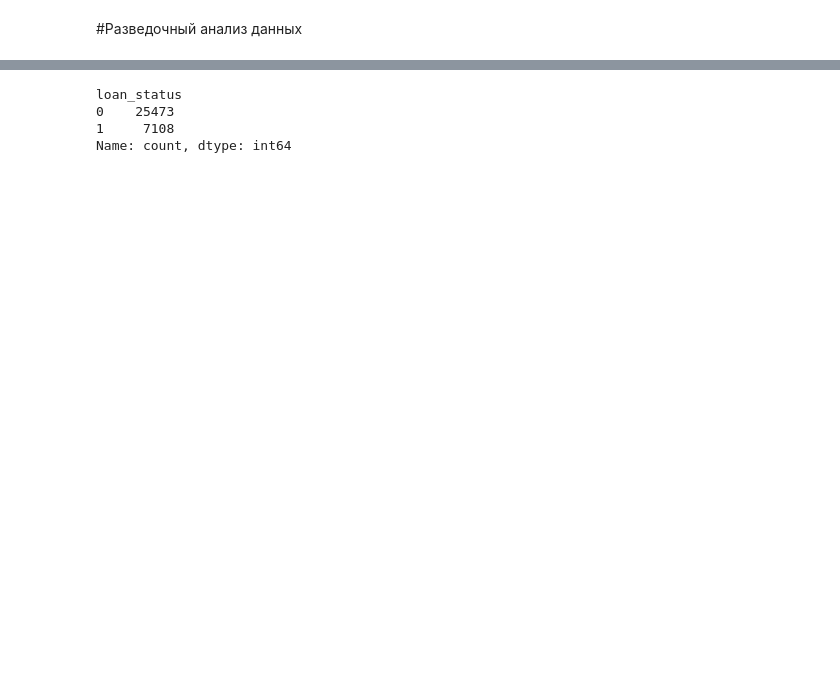
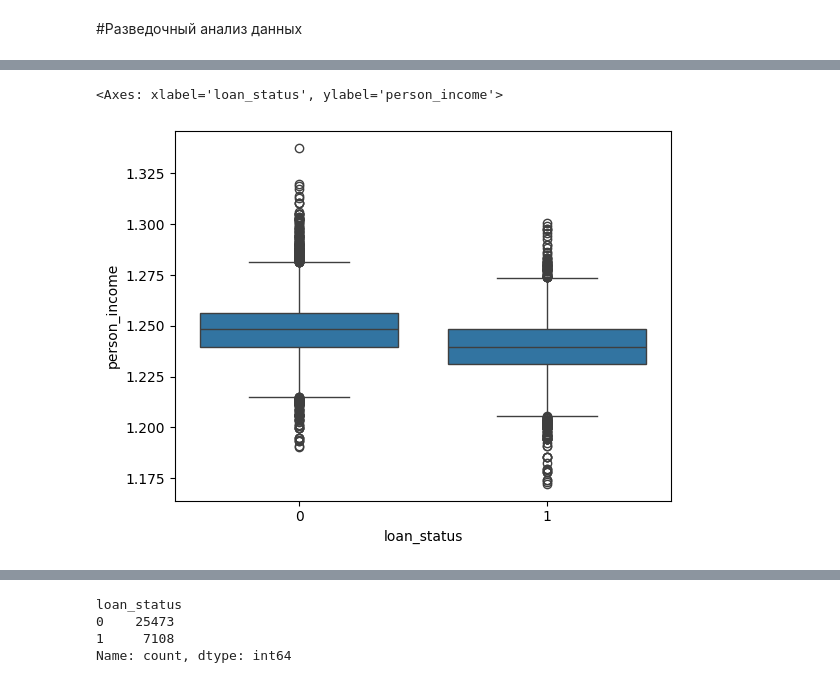
Before and after one commit to lakum48/Credit_scoring, a Jupyter notebook: model_training/training.ipynb, the cells around one changed output, grey strips where cells are left out. Saved outputs shown, nothing was run; the diff lists cells and outputs as text; code cells hidden in the pictures; blank space fills up the shorter version.

```diff
--- a/model_training/training.ipynb
+++ b/model_training/training.ipynb
@@ -65,0 +85,5 @@ data['loan_status'].hist()
+# %%
+sns.boxplot(x='loan_status', y='person_income', data=data)
+# %% [output]
+<Axes: xlabel='loan_status', ylabel='person_income'>
+[figure, added]
```
Also changed, not shown: parts of 15 cells of this notebook, 5 other files.
